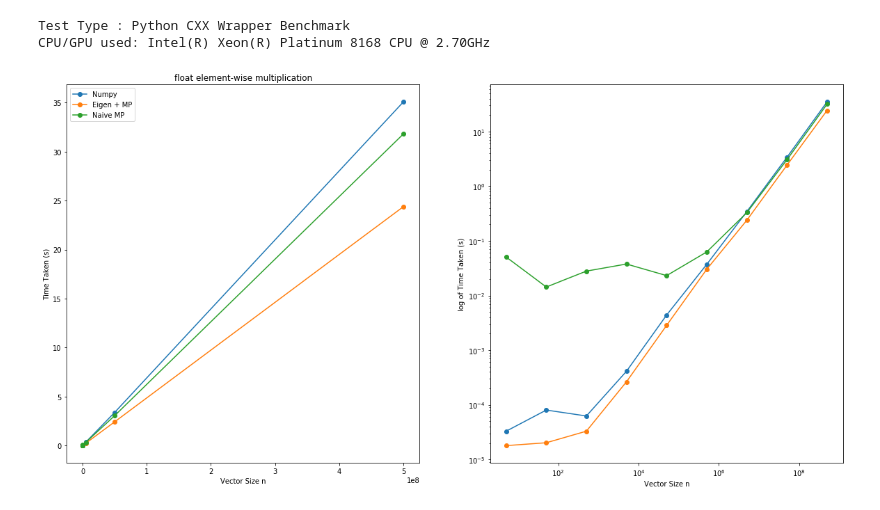
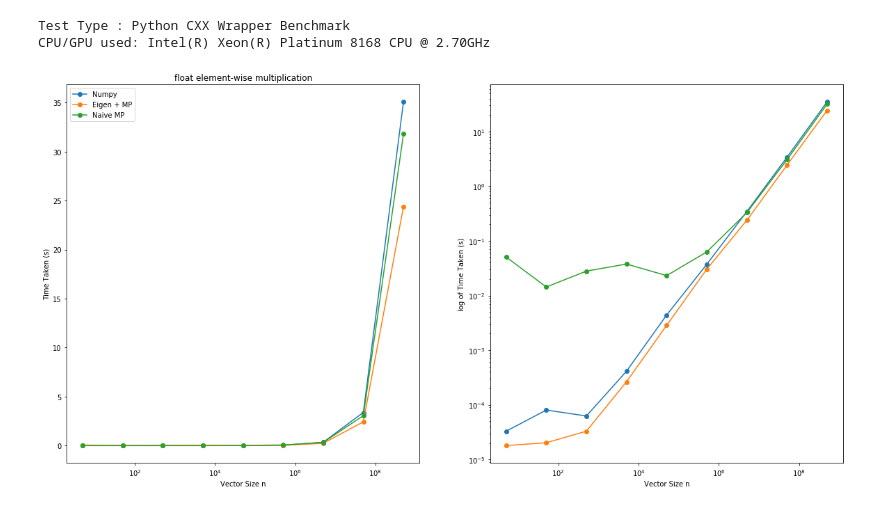
Before and after one commit to Anand270294/Fast, a Jupyter notebook: Example/Benchmark_Results.ipynb, the cells around one changed output. Drawn from its saved outputs; the diff is of its cells as text; code cells hidden in the pictures.

```diff
--- a/Example/Benchmark_Results.ipynb
+++ b/Example/Benchmark_Results.ipynb
@@ -69,22 +70,23 @@ CPU/GPU used: Intel(R) Xeon(R) Platinum 8168 CPU @ 2.70GHz
 # %%
 x_range = 5* np.logspace(0,9,num=9, endpoint=False, dtype=int)
 plt.figure(figsize=(20,10))
 plt.subplot(1,2,1)
 plt.title('float element-wise multiplication')
+plt.xscale('log')
 plt.xlabel('Vector Size n')
 plt.ylabel('Time Taken (s)')
 plt.plot(x_range, data['numpy'],'-o')
 plt.plot(x_range, data['cpu'],'-o')
 plt.plot(x_range, data['cpu_norm'],'-o')
 plt.legend(['Numpy', 'Eigen + MP', 'Naive MP'])
 plt.subplot(1,2,2)
 plt.xlabel('Vector Size n')
 plt.ylabel('log of Time Taken (s)')
 plt.xscale('log')
 plt.yscale('log')
 plt.plot(x_range, data['numpy'],'-o')
 plt.plot(x_range, data['cpu'],'-o')
 plt.plot(x_range, data['cpu_norm'],'-o')
 plt.show()
 # %% [output]
-[figure, old version]
+[figure, new version]
```
Also changed, not shown: parts of 1 cell of this notebook, 9 other files.
